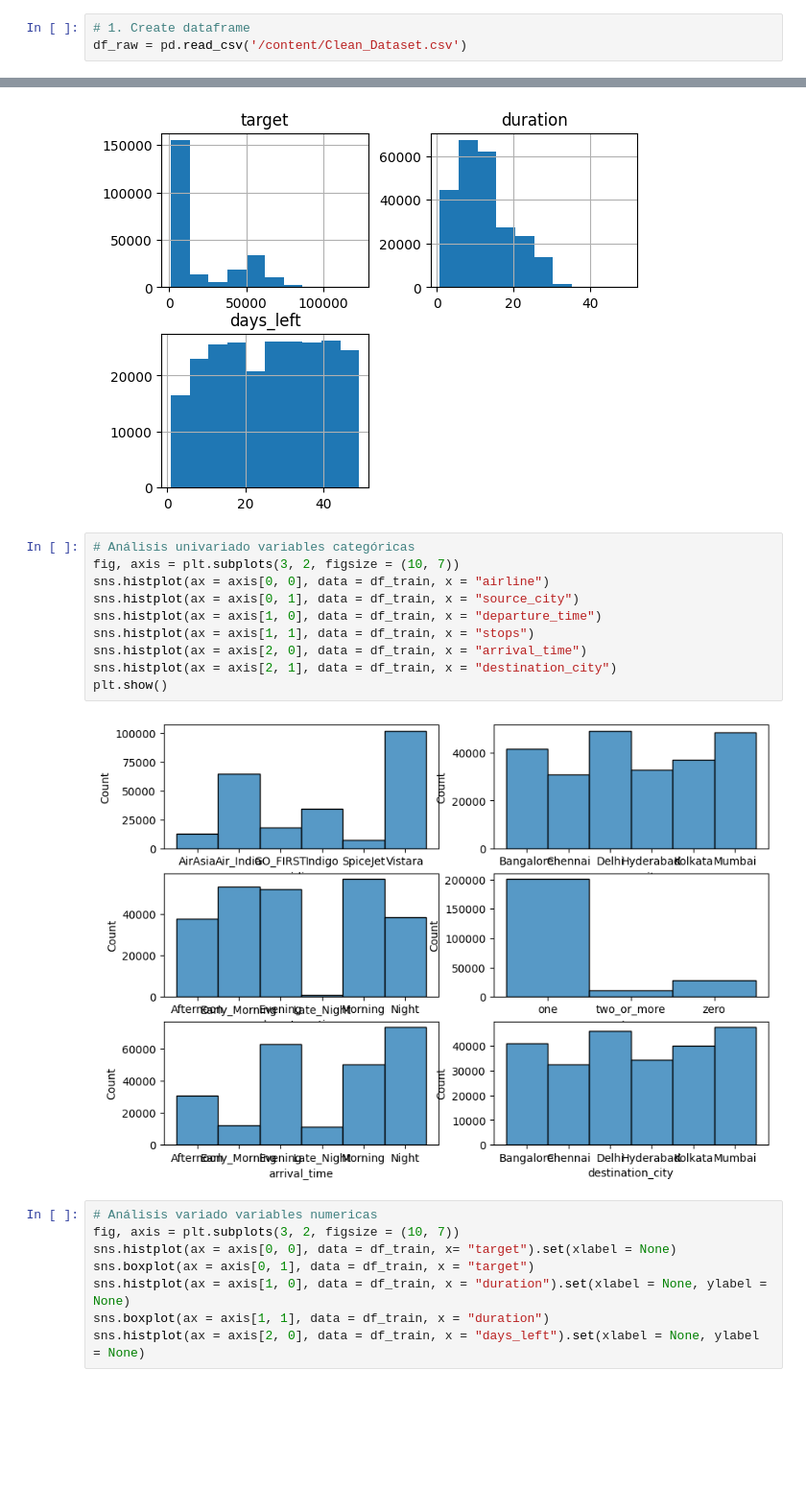
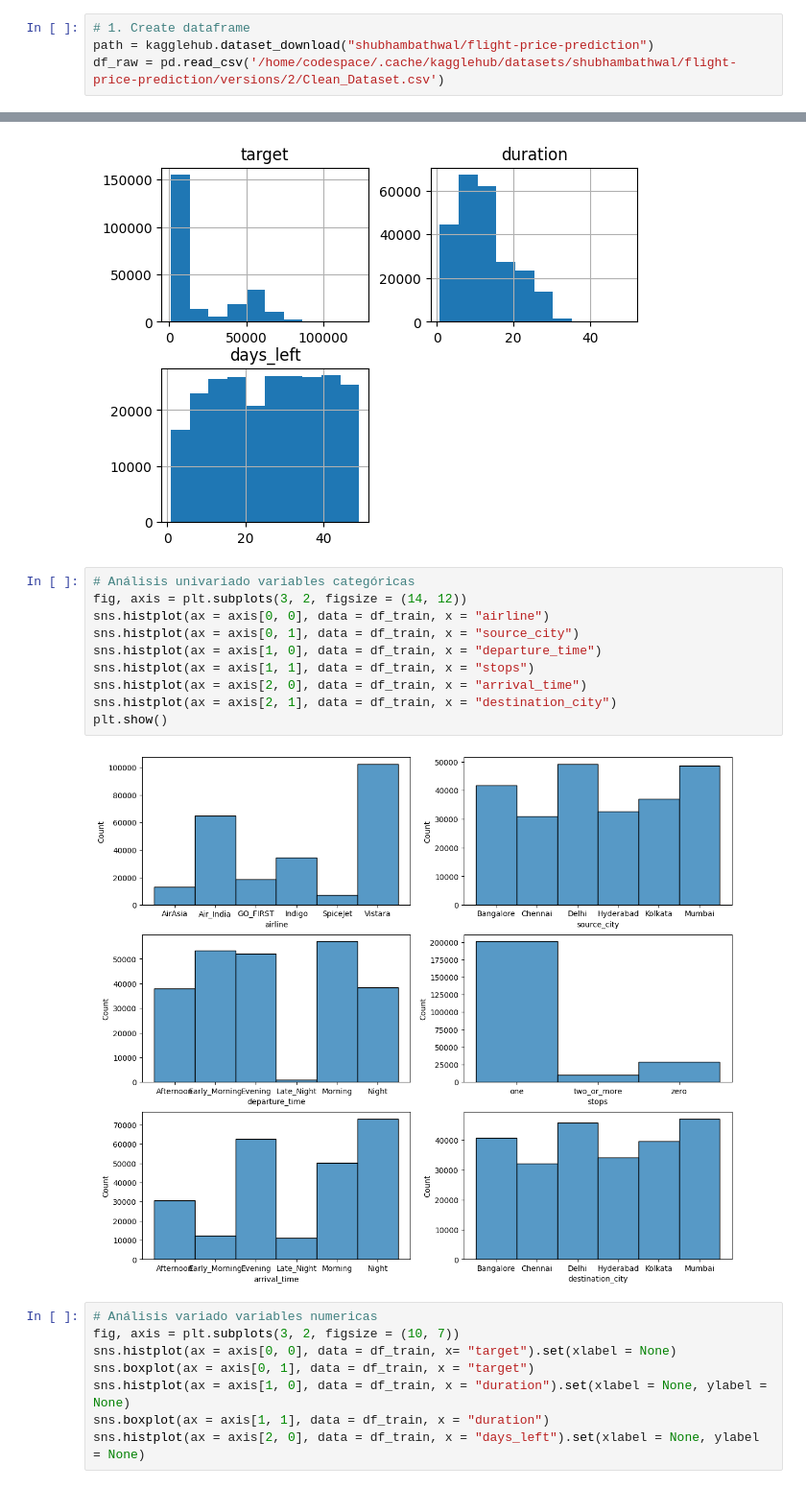
Before and after one commit to Alvizo-mx/Proyecto_final, a Jupyter notebook: Proyecto_final_linear_regression_terminado.ipynb, the cells around one changed output, grey strips where cells are left out. Shown at 96% size. Saved outputs shown, nothing was run; the diff lists cells and outputs as text; blank space fills up the shorter version.

```diff
--- a/Proyecto_final_linear_regression_terminado.ipynb
+++ b/Proyecto_final_linear_regression_terminado.ipynb
@@ -36,7 +21,8 @@ from sklearn.preprocessing import (OneHotEncoder,
                                   )
 # %%
 # 1. Create dataframe
-df_raw = pd.read_csv('/content/Clean_Dataset.csv')
+path = kagglehub.dataset_download("shubhambathwal/flight-price-prediction")
+df_raw = pd.read_csv('/home/codespace/.cache/kagglehub/datasets/shubhambathwal/flight-price-prediction/versions/2/Clean_Dataset.csv')
 # %%
 # 1.1 Read from source and get basic info
 df_raw.info(5)
@@ -196,16 +182,16 @@ plt.show()
 [figure]
 # %%
 # Análisis univariado variables categóricas
-fig, axis = plt.subplots(3, 2, figsize = (10, 7))
+fig, axis = plt.subplots(3, 2, figsize = (14, 12))
 sns.histplot(ax = axis[0, 0], data = df_train, x = "airline")
 sns.histplot(ax = axis[0, 1], data = df_train, x = "source_city")
 sns.histplot(ax = axis[1, 0], data = df_train, x = "departure_time")
 sns.histplot(ax = axis[1, 1], data = df_train, x = "stops")
 sns.histplot(ax = axis[2, 0], data = df_train, x = "arrival_time")
 sns.histplot(ax = axis[2, 1], data = df_train, x = "destination_city")
 plt.show()
 # %% [output]
-[figure, old version]
+[figure, new version]
 # %%
 # Análisis variado variables numericas
 fig, axis = plt.subplots(3, 2, figsize = (10, 7))
```
Also changed, not shown: parts of 7 cells of this notebook.
